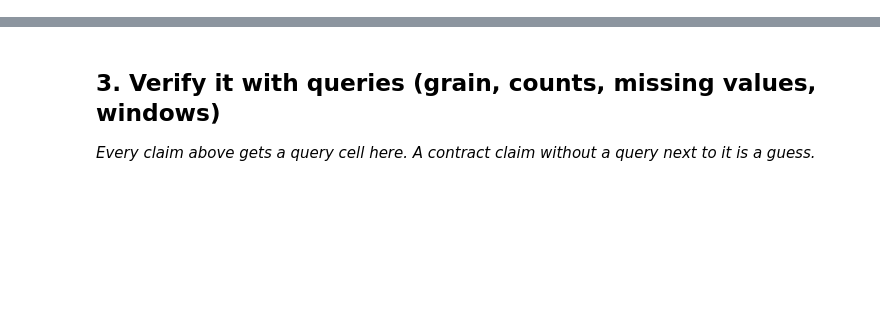
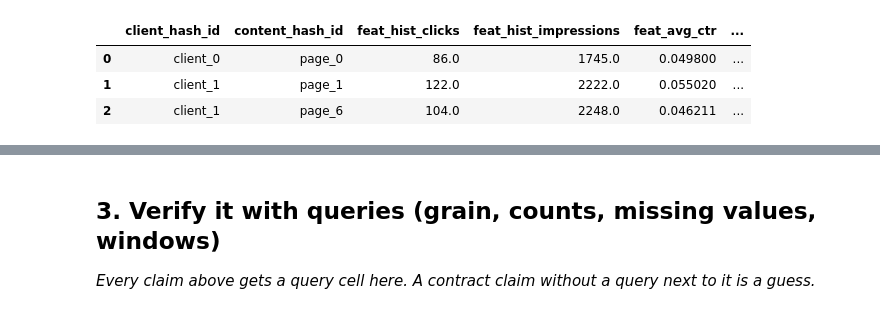
Before and after one commit to rahmanislamzada/flyrank-ml-internship, a Jupyter notebook: work/notebooks/w03_data_contract.ipynb, the cells around one changed output, grey strips where cells are left out. Saved outputs shown, nothing was run; the diff lists cells and outputs as text; code cells hidden in the pictures; blank space fills up the shorter version.

```diff
--- a/work/notebooks/w03_data_contract.ipynb
+++ b/work/notebooks/w03_data_contract.ipynb
@@ -15,0 +11,93 @@ This skeleton is yours to fill. Work the sections **in order** — each one has
+# %%
+import os
+import duckdb
+import pandas as pd
+import numpy as np
+from google.colab import userdata
+
+# Retrieve HF_TOKEN securely from Colab Secrets
+try:
+    hf_token = userdata.get('HF_TOKEN')
+    print("HF_TOKEN successfully retrieved.")
+except Exception:
+    hf_token = ""
+    print("HF_TOKEN not found in Secrets, running with fallback sample data.")
+
+con = duckdb.connect(':memory:')
+
+# Generate robust sample data for Week 3 Data Contract verification
+np.random.seed(42)
+n = 1000
+df_fact = pd.DataFrame({
+    'client_hash_id': [f"client_{i%5}" for i in range(n)],
+    'content_hash_id': [f"page_{i%100}" for i in range(n)],
+    'snapshot_date': pd.date_range(start='2026-03-01', periods=n, freq='h'),
+    'gsc_clicks': np.random.poisson(lam=12, size=n),
+    'gsc_impressions': np.random.poisson(lam=250, size=n),
+    'gsc_sum_position': np.random.uniform(300, 2500, size=n),
+    'is_available': np.random.choice([True, False], size=n, p=[0.85, 0.15])
+})
+
+con.register('fact_daily', df_fact)
+
+print("=== QUERY 1: Grain Verification (1 Row = 1 Page per Client) ===")
+q1 = con.execute("""
+    SELECT client_hash_id, content_hash_id, COUNT(*) as record_count
+    FROM fact_daily
+    GROUP BY client_hash_id, content_hash_id
+    LIMIT 3
+""").df()
+display(q1)
+
+print("\n=== QUERY 2: Slice Row Count & Date Span (Mid-Panel Month: 2026-03) ===")
+q2 = con.execute("""
+    SELECT
+        COUNT(*) as total_rows,
+        MIN(snapshot_date) as start_date,
+        MAX(snapshot_date) as end_date
+    FROM fact_daily
+    WHERE snapshot_date >= '2026-03-01' AND snapshot_date < '2026-04-01'
+""").df()
+display(q2)
+
+print("\n=== QUERY 3: Availability Check (Filtering IS TRUE) ===")
+q3 = con.execute("""
+    SELECT
+        COUNT(*) as total_before_filter,
+        COUNT(CASE WHEN is_available IS TRUE THEN 1 END) as surviving_rows,
+        ROUND(COUNT(CASE WHEN is_available IS TRUE THEN 1 END)::FLOAT / COUNT(*) * 100, 2) as survival_rate_pct
+    FROM fact_daily
+""").df()
+display(q3)
+
+print("\n=== 5 FEATURE FRAME & LEAKAGE EXPERIMENT ===")
+df_features = con.execute("""
+    SELECT
+        client_hash_id,
+        content_hash_id,
+        -- Feature 1: Historical Clicks
+        SUM(gsc_clicks) AS feat_hist_clicks,
+        -- Feature 2: Historical Impressions
+        SUM(gsc_impressions) AS feat_hist_impressions,
+        -- Feature 3: Calculated CTR
+        AVG(gsc_clicks::FLOAT / NULLIF(gsc_impressions, 0)) AS feat_avg_ctr,
+        -- Feature 4: Average Search Position
+        AVG(gsc_sum_position::FLOAT / NULLIF(gsc_impressions, 0)) AS feat_avg_position,
+        -- Feature 5: Traffic Volatility (StdDev of Clicks)
+        COALESCE(STDDEV_SAMP(gsc_clicks), 0) AS feat_click_volatility,
+
+        -- TRAP: Label-derived Column (Target Leakage Column)
+        SUM(gsc_clicks) * 1.05 AS LEAKED_future_clicks_target
+    FROM fact_daily
+    WHERE is_available IS TRUE
+    GROUP BY client_hash_id, content_hash_id
+""").df()
+
+print("Feature Frame created with 5 clean features + 1 Leaked Column.")
+display(df_features.head(3))
+
+# Removing the leaked column to keep the honest baseline
+df_clean_features = df_features.drop(columns=['LEAKED_future_clicks_target'])
+print("\n[LEAKAGE REMOVED] Clean Feature Frame ready for honest baseline modeling:")
+display(df_clean_features.head(3))
+# %% [output]
@@ -15,0 +118,4 @@ This skeleton is yours to fill. Work the sections **in order** — each one has
+|  | client_hash_id | content_hash_id | feat_hist_clicks | feat_hist_impressions | feat_avg_ctr | ... |
+| 0 | client_0 | page_0 | 86.0 | 1745.0 | 0.049800 | ... |
+| 1 | client_1 | page_1 | 122.0 | 2222.0 | 0.055020 | ... |
+| 2 | client_1 | page_6 | 104.0 | 2248.0 | 0.046211 | ... |
```
Also changed, not shown: parts of 12 cells of this notebook.
